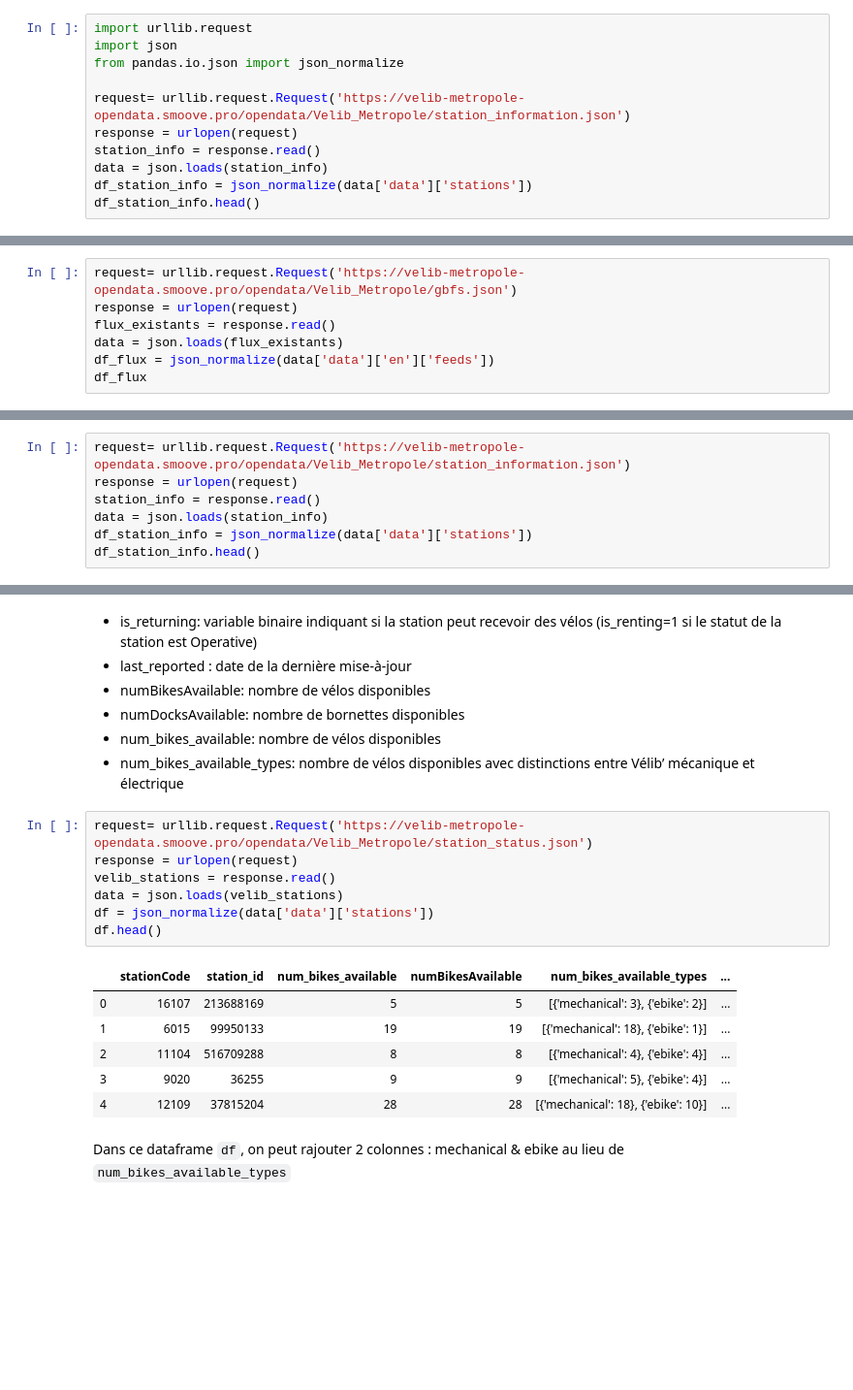
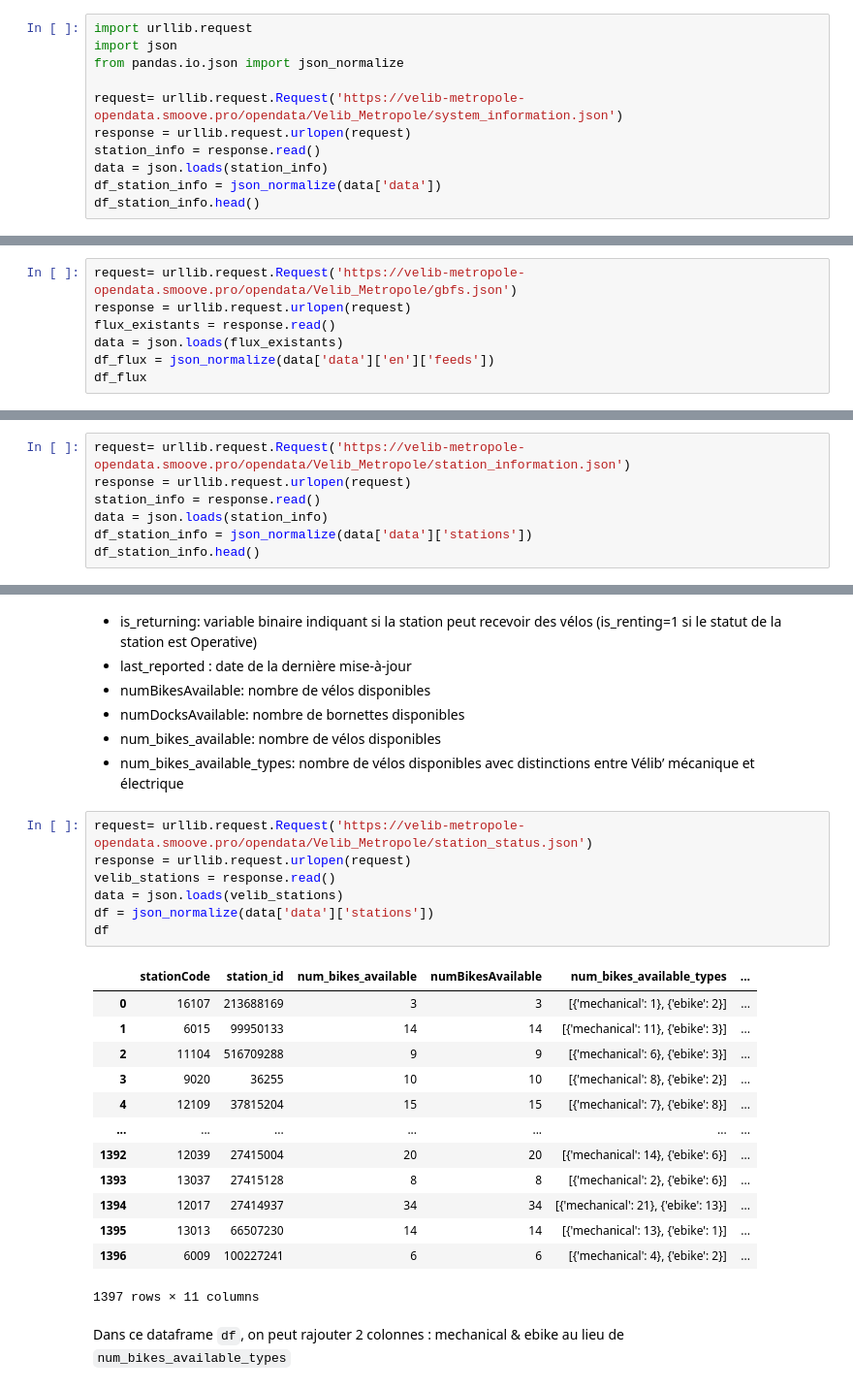
Before and after one commit to mathispuissant/StatApp, a Jupyter notebook: donnée/exploration.ipynb, the cells around one changed output, grey strips where cells are left out. Shown: that part at 97% size. Drawn from its saved outputs; the diff is of its cells as text; blank space fills up the shorter version.

```diff
--- a/donnée/exploration.ipynb
+++ b/donnée/exploration.ipynb
@@ -48,10 +48,10 @@ import urllib.request
 import json
 from pandas.io.json import json_normalize
 
-request= urllib.request.Request('https://velib-metropole-opendata.smoove.pro/opendata/Velib_Metropole/station_information.json')
-response = urlopen(request)
+request= urllib.request.Request('https://velib-metropole-opendata.smoove.pro/opendata/Velib_Metropole/system_information.json')
+response = urllib.request.urlopen(request)
 station_info = response.read()
 data = json.loads(station_info)
-df_station_info = json_normalize(data['data']['stations'])
+df_station_info = json_normalize(data['data'])
 df_station_info.head()
 # %% [output]
@@ -65,7 +61,7 @@ df_station_info.head()
 # Pour connaître les flux existants : la table `gbfs`
 # %%
 request= urllib.request.Request('https://velib-metropole-opendata.smoove.pro/opendata/Velib_Metropole/gbfs.json')
-response = urlopen(request)
+response = urllib.request.urlopen(request)
 flux_existants = response.read()
 data = json.loads(flux_existants)
 df_flux = json_normalize(data['data']['en']['feeds'])
@@ -85,7 +81,7 @@ df_flux
 - station_id : identifiant unique associé à la station. Ce numéro identifie la station au sein du service Vélib’ Métropole
 # %%
 request= urllib.request.Request('https://velib-metropole-opendata.smoove.pro/opendata/Velib_Metropole/station_information.json')
-response = urlopen(request)
+response = urllib.request.urlopen(request)
 station_info = response.read()
 data = json.loads(station_info)
 df_station_info = json_normalize(data['data']['stations'])
@@ -110,17 +106,24 @@ df_station_info.head()
 - num_bikes_available_types: nombre de vélos disponibles avec distinctions entre Vélib’ mécanique et électrique
 # %%
 request= urllib.request.Request('https://velib-metropole-opendata.smoove.pro/opendata/Velib_Metropole/station_status.json')
-response = urlopen(request)
+response = urllib.request.urlopen(request)
 velib_stations = response.read()
 data = json.loads(velib_stations)
 df = json_normalize(data['data']['stations'])
-df.head()
+df
 # %% [output]
 |  | stationCode | station_id | num_bikes_available | numBikesAvailable | num_bikes_available_types | ... |
-| 0 | 16107 | 213688169 | 5 | 5 | [{'mechanical': 3}, {'ebike': 2}] | ... |
-| 1 | 6015 | 99950133 | 19 | 19 | [{'mechanical': 18}, {'ebike': 1}] | ... |
-| 2 | 11104 | 516709288 | 8 | 8 | [{'mechanical': 4}, {'ebike': 4}] | ... |
-| 3 | 9020 | 36255 | 9 | 9 | [{'mechanical': 5}, {'ebike': 4}] | ... |
-| 4 | 12109 | 37815204 | 28 | 28 | [{'mechanical': 18}, {'ebike': 10}] | ... |
+| 0 | 16107 | 213688169 | 3 | 3 | [{'mechanical': 1}, {'ebike': 2}] | ... |
+| 1 | 6015 | 99950133 | 14 | 14 | [{'mechanical': 11}, {'ebike': 3}] | ... |
+| 2 | 11104 | 516709288 | 9 | 9 | [{'mechanical': 6}, {'ebike': 3}] | ... |
+| 3 | 9020 | 36255 | 10 | 10 | [{'mechanical': 8}, {'ebike': 2}] | ... |
+| 4 | 12109 | 37815204 | 15 | 15 | [{'mechanical': 7}, {'ebike': 8}] | ... |
+| ... | ... | ... | ... | ... | ... | ... |
+| 1392 | 12039 | 27415004 | 20 | 20 | [{'mechanical': 14}, {'ebike': 6}] | ... |
+| 1393 | 13037 | 27415128 | 8 | 8 | [{'mechanical': 2}, {'ebike': 6}] | ... |
+| 1394 | 12017 | 27414937 | 34 | 34 | [{'mechanical': 21}, {'ebike': 13}] | ... |
+| 1395 | 13013 | 66507230 | 14 | 14 | [{'mechanical': 13}, {'ebike': 1}] | ... |
+| 1396 | 6009 | 100227241 | 6 | 6 | [{'mechanical': 4}, {'ebike': 2}] | ... |
+1397 rows × 11 columns
 # %% [markdown]
 Dans ce dataframe `df`, on peut rajouter 2 colonnes : mechanical & ebike au lieu de `num_bikes_available_types`
```
Also changed, not shown: parts of 2 cells of this notebook.
